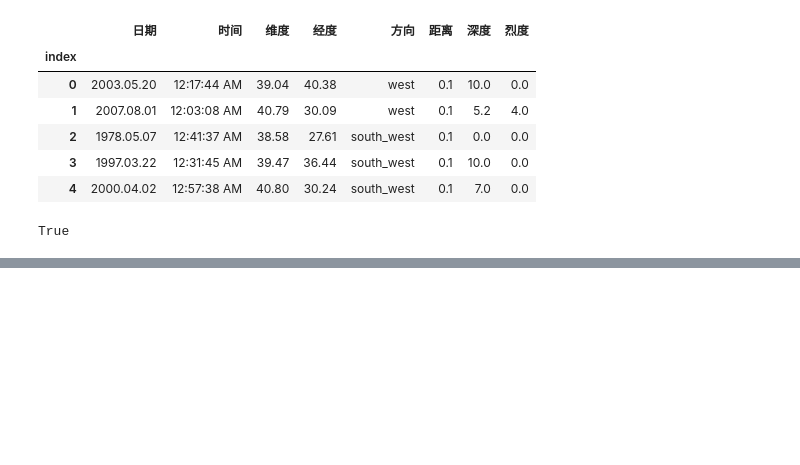
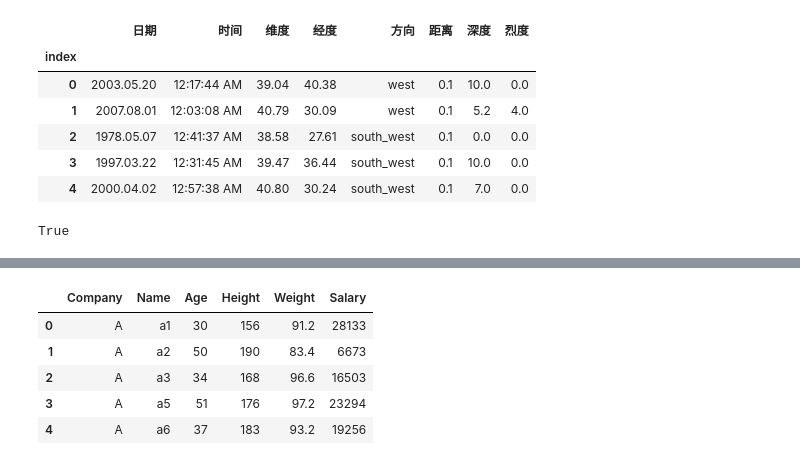
Before and after one commit to datawhalechina/joyful-pandas, a Jupyter notebook: 问题与练习参考答案.ipynb, the cells around one changed output, grey strips where cells are left out. Drawn from its saved outputs; the diff is of its cells as text; code cells hidden in the pictures; blank space fills up the shorter version.

```diff
--- a/问题与练习参考答案.ipynb
+++ b/问题与练习参考答案.ipynb
@@ -113,0 +253,9 @@ True
+# %%
+df2.head()
+# %% [output]
+|  | Company | Name | Age | Height | Weight | Salary |
+| 0 | A | a1 | 30 | 156 | 91.2 | 28133 |
+| 1 | A | a2 | 50 | 190 | 83.4 | 6673 |
+| 2 | A | a3 | 34 | 168 | 96.6 | 16503 |
+| 3 | A | a5 | 51 | 176 | 97.2 | 23294 |
+| 4 | A | a6 | 37 | 183 | 93.2 | 19256 |
```
Also changed, not shown: parts of 42 cells of this notebook, 2 other files.
